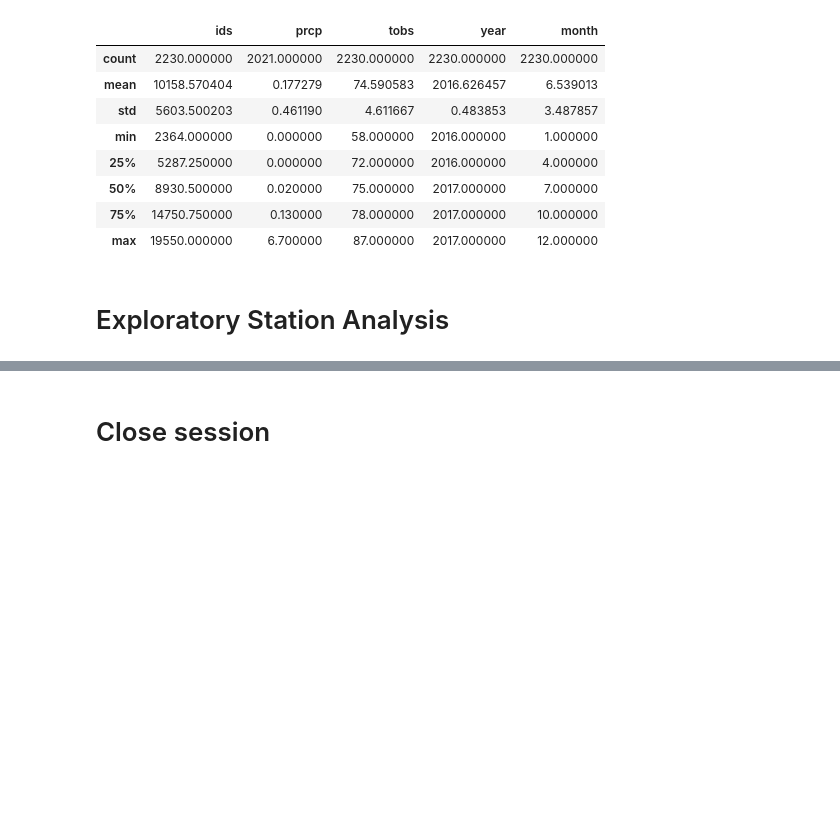
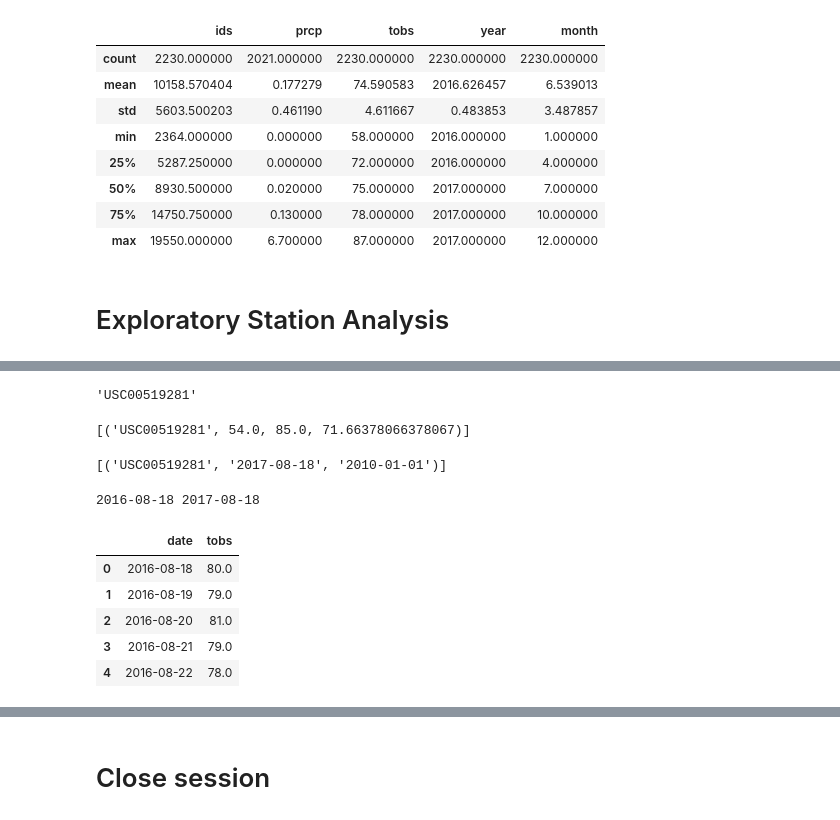
Before and after one commit to ronaldbmz/sqlalchemy-challenge, a Jupyter notebook: climate_starter.ipynb, the cells around one changed output, grey strips where cells are left out. Drawn from its saved outputs; the diff is of its cells as text; code cells hidden in the pictures; blank space fills up the shorter version.

```diff
--- a/climate_starter.ipynb
+++ b/climate_starter.ipynb
@@ -219,5 +218,31 @@ data_df.describe()
+# %%
+most_active_station = res[0][1]
+most_active_station
+# %% [output]
+'USC00519281'
 # %%
 # Using the most active station id from the previous query, calculate the lowest, highest, and average temperature.
+res = session.query(Station.station,func.min(Measurement.tobs), func.max(Measurement.tobs), func.avg(Measurement.tobs)).\
+        join(Measurement, Measurement.station==Station.station).\
+        filter(Station.station==most_active_station).\
+        group_by(Station.station).all()
+res
+# %% [output]
+[('USC00519281', 54.0, 85.0, 71.66378066378067)]
 # %%
 # Using the most active station id
 # Query the last 12 months of temperature observation data for this station and plot the results as a histogram
+res = session.query(Station.station,func.max(Measurement.date), func.min(Measurement.date)).\
+        join(Measurement, Measurement.station==Station.station).\
+        filter(Station.station==most_active_station).\
+        group_by(Station.station).all()
+res
+# %% [output]
+[('USC00519281', '2017-08-18', '2010-01-01')]
+# %%
+end_Date = res[0][1]
+# Calculate the date one year from the last date in data set.
+start_Date = str(datetime.datetime.strptime(end_Date, '%Y-%m-%d').date() - datetime.timedelta(days=365))
+print(start_Date, end_Date)
+# %% [output]
+2016-08-18 2017-08-18
@@ -223,0 +252,16 @@ data_df.describe()
+# %%
+#saving the query result in the pandas dataframe
+data_dict2 = {
+            'date': [result[0] for result in res],
+            'tobs': [result[1] for result in res]
+}
+
+df = pd.DataFrame(data_dict2)
+df.head()
+# %% [output]
+|  | date | tobs |
+| 0 | 2016-08-18 | 80.0 |
+| 1 | 2016-08-19 | 79.0 |
+| 2 | 2016-08-20 | 81.0 |
+| 3 | 2016-08-21 | 79.0 |
+| 4 | 2016-08-22 | 78.0 |
```
Also changed, not shown: parts of 5 cells of this notebook.
